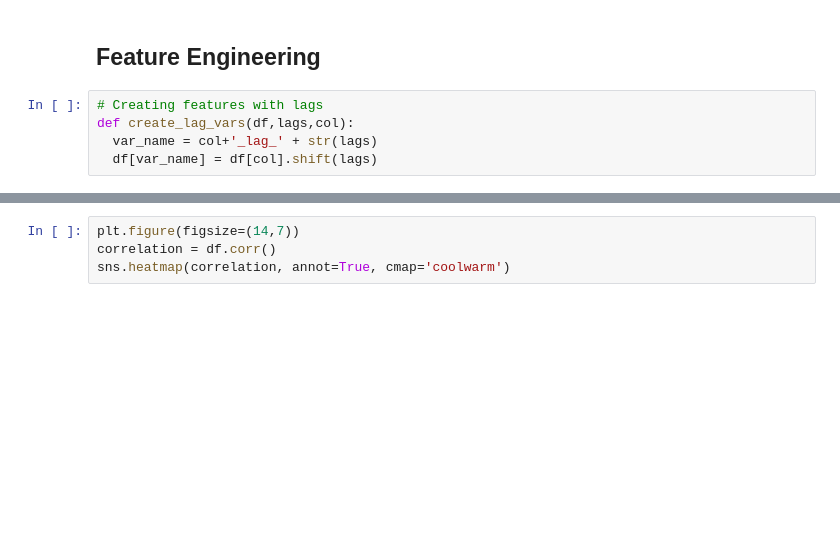
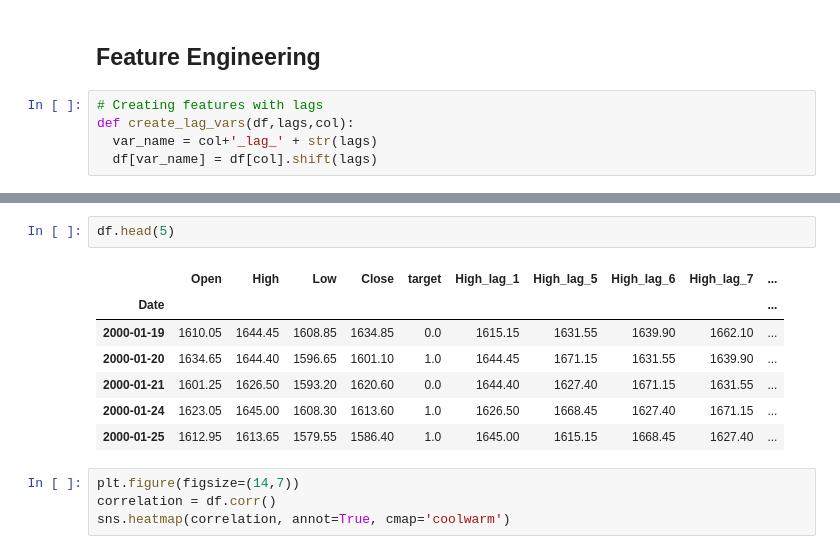
Before and after one commit to DristantaNirola/Nifty50_Index_Movement_Prediction, a Jupyter notebook: Capstone_project_nifty_Stock_direction.ipynb, the cells around one changed output, grey strips where cells are left out. Drawn from its saved outputs; the diff is of its cells as text; blank space fills up the shorter version.

```diff
--- a/Capstone_project_nifty_Stock_direction.ipynb
+++ b/Capstone_project_nifty_Stock_direction.ipynb
@@ -448,3 +567,13 @@ df.head(10)
+# %%
+df.head(5)
+# %% [output]
+|  | Open | High | Low | Close | target | High_lag_1 | High_lag_5 | High_lag_6 | High_lag_7 | ... |
+| Date |  |  |  |  |  |  |  |  |  | ... |
+| 2000-01-19 | 1610.05 | 1644.45 | 1608.85 | 1634.85 | 0.0 | 1615.15 | 1631.55 | 1639.90 | 1662.10 | ... |
+| 2000-01-20 | 1634.65 | 1644.40 | 1596.65 | 1601.10 | 1.0 | 1644.45 | 1671.15 | 1631.55 | 1639.90 | ... |
+| 2000-01-21 | 1601.25 | 1626.50 | 1593.20 | 1620.60 | 0.0 | 1644.40 | 1627.40 | 1671.15 | 1631.55 | ... |
+| 2000-01-24 | 1623.05 | 1645.00 | 1608.30 | 1613.60 | 1.0 | 1626.50 | 1668.45 | 1627.40 | 1671.15 | ... |
+| 2000-01-25 | 1612.95 | 1613.65 | 1579.55 | 1586.40 | 1.0 | 1645.00 | 1615.15 | 1668.45 | 1627.40 | ... |
 # %%
 plt.figure(figsize=(14,7))
 correlation = df.corr()
```
Also changed, not shown: parts of 50 cells of this notebook.
